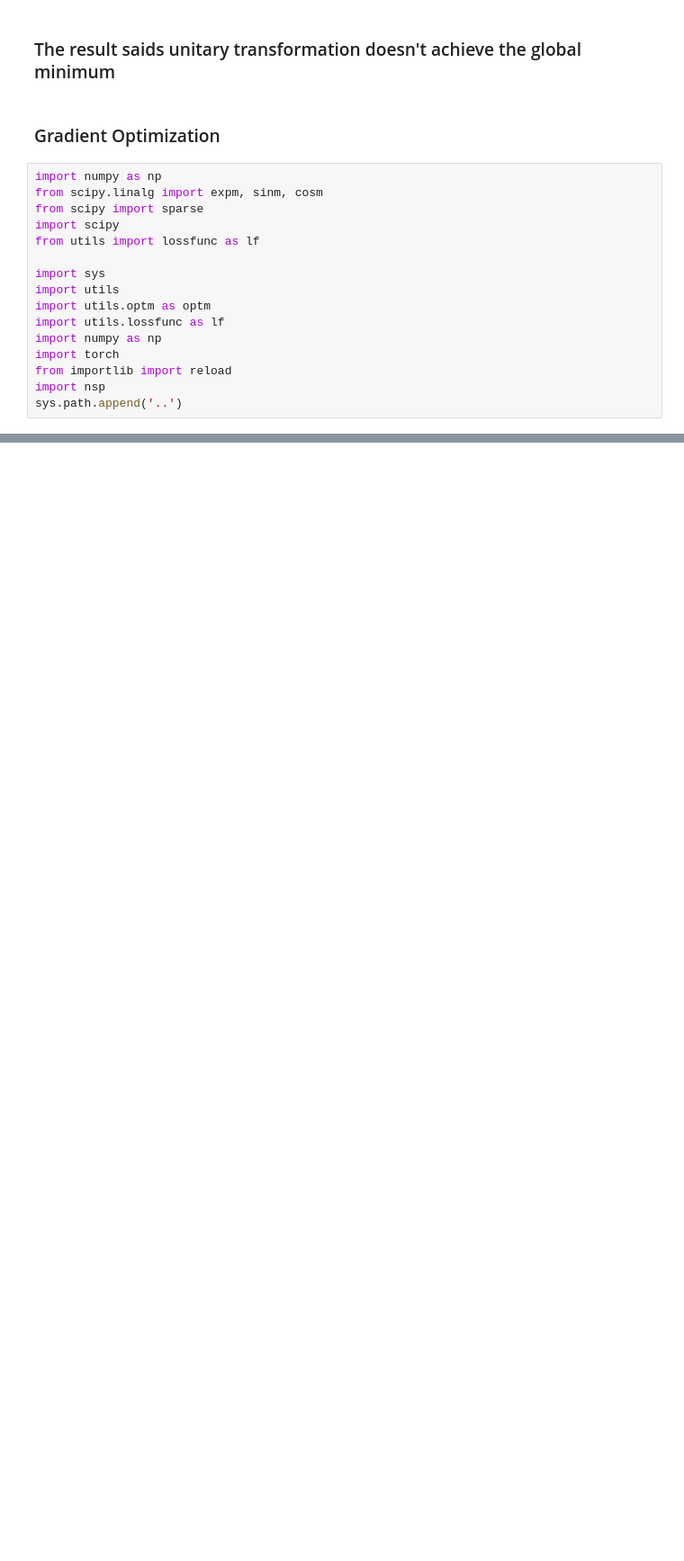
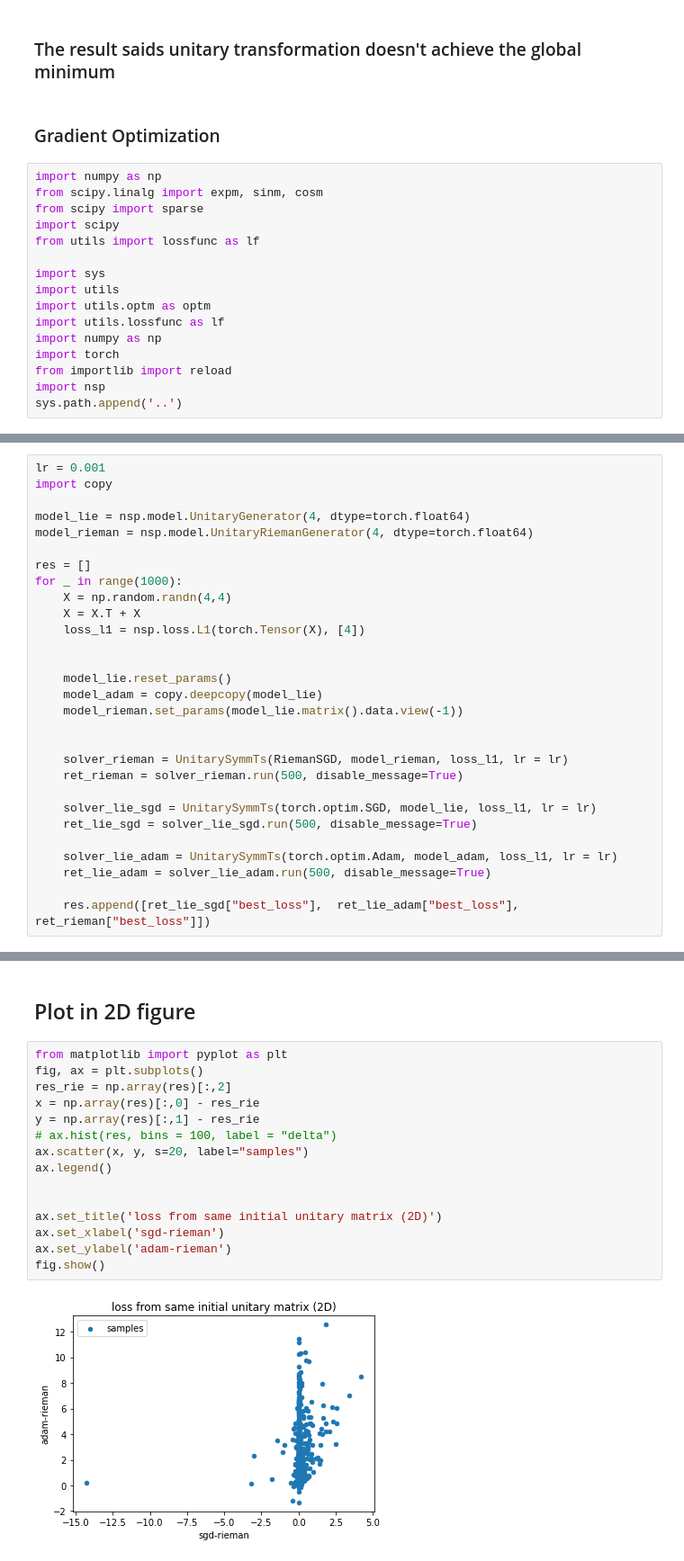
Before and after one commit to MKrbm/worms, a Jupyter notebook: python/nsp/unitary_vs_orthogonal.ipynb, the cells around one changed output, grey strips where cells are left out. Shown: that part at 90% size. Saved outputs shown, nothing was run; the diff lists cells and outputs as text; blank space fills up the shorter version.

```diff
--- a/python/nsp/unitary_vs_orthogonal.ipynb
+++ b/python/nsp/unitary_vs_orthogonal.ipynb
@@ -385,0 +504,29 @@ fig.show()
+# %%
+lr = 0.001
+import copy
+
+model_lie = nsp.model.UnitaryGenerator(4, dtype=torch.float64)
+model_rieman = nsp.model.UnitaryRiemanGenerator(4, dtype=torch.float64)
+
+res = []
+for _ in range(1000):
+    X = np.random.randn(4,4)
+    X = X.T + X
+    loss_l1 = nsp.loss.L1(torch.Tensor(X), [4])
+
+
+    model_lie.reset_params()
+    model_adam = copy.deepcopy(model_lie)
+    model_rieman.set_params(model_lie.matrix().data.view(-1))
+
+
+    solver_rieman = UnitarySymmTs(RiemanSGD, model_rieman, loss_l1, lr = lr)
+    ret_rieman = solver_rieman.run(500, disable_message=True)
+
+    solver_lie_sgd = UnitarySymmTs(torch.optim.SGD, model_lie, loss_l1, lr = lr)
+    ret_lie_sgd = solver_lie_sgd.run(500, disable_message=True)
+
+    solver_lie_adam = UnitarySymmTs(torch.optim.Adam, model_adam, loss_l1, lr = lr)
+    ret_lie_adam = solver_lie_adam.run(500, disable_message=True)
+
+    res.append([ret_lie_sgd["best_loss"],  ret_lie_adam["best_loss"], ret_rieman["best_loss"]])
@@ -385,0 +563,19 @@ fig.show()
+# %% [markdown]
+## Plot in 2D figure
+# %%
+from matplotlib import pyplot as plt
+fig, ax = plt.subplots()
+res_rie = np.array(res)[:,2]
+x = np.array(res)[:,0] - res_rie
+y = np.array(res)[:,1] - res_rie
+# ax.hist(res, bins = 100, label = "delta")
+ax.scatter(x, y, s=20, label="samples")
+ax.legend()
+
+
+ax.set_title('loss from same initial unitary matrix (2D)')
+ax.set_xlabel('sgd-rieman')
+ax.set_ylabel('adam-rieman')
+fig.show()
+# %% [output]
+[figure, added]
```
Also changed, not shown: parts of 17 cells of this notebook, 13 other files.
